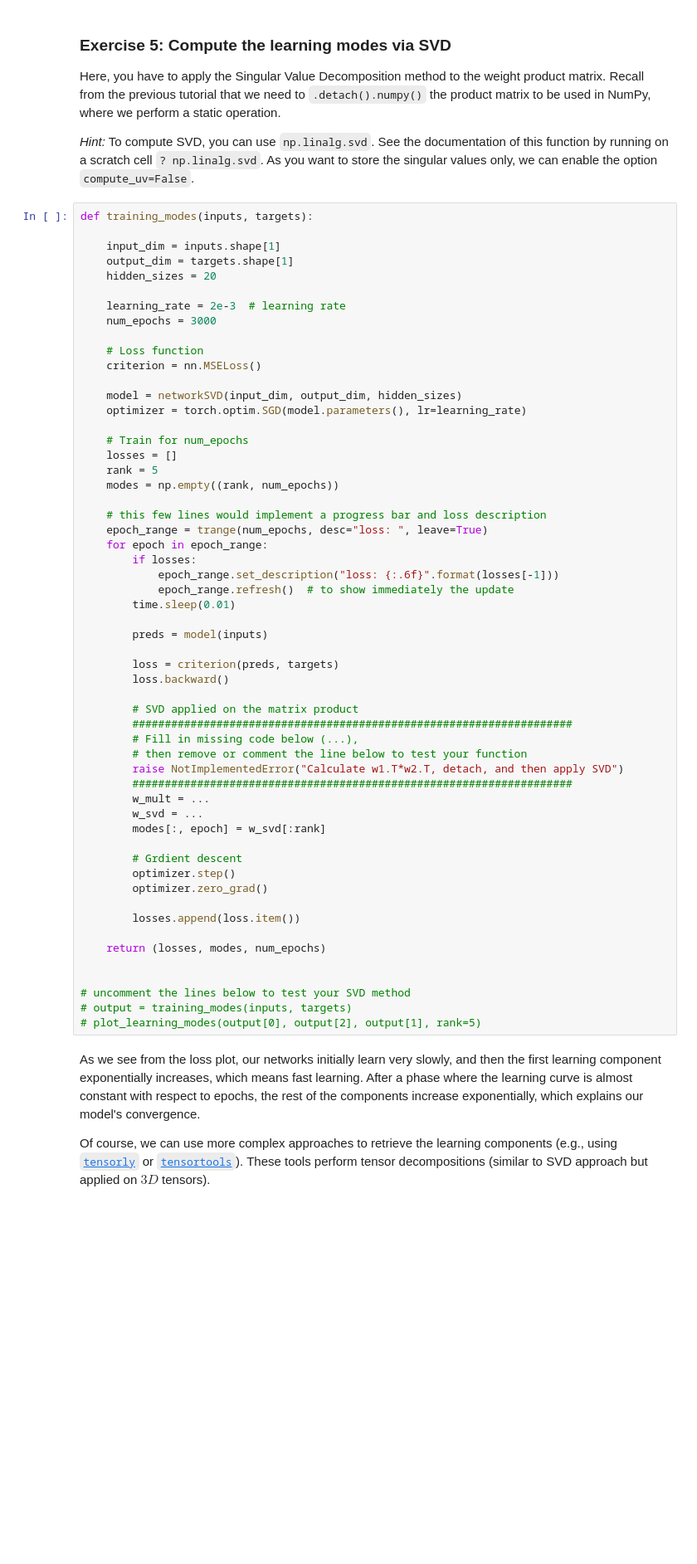
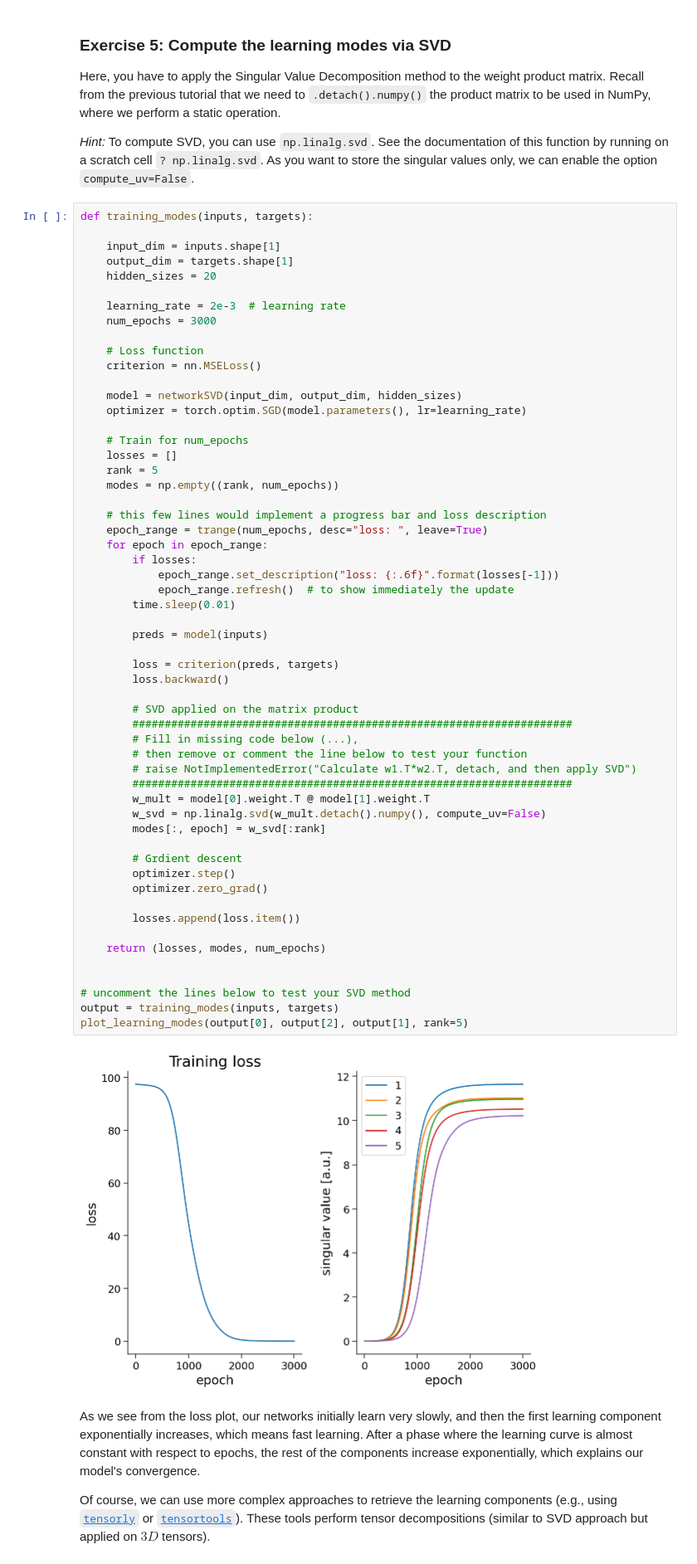
Before and after one commit to miltondp/k99_courses, a Jupyter notebook: cis_522/classes/01_24-week2/CIS_522_W2D2_Tutorial_–_Student_Version.ipynb, the cells around one changed output. Shown at 83% size. Drawn from its saved outputs; the diff is of its cells as text; blank space fills up the shorter version.

```diff
--- a/cis_522/classes/01_24-week2/CIS_522_W2D2_Tutorial_–_Student_Version.ipynb
+++ b/cis_522/classes/01_24-week2/CIS_522_W2D2_Tutorial_–_Student_Version.ipynb
@@ -1501,38 +1539,40 @@ def training_modes(inputs, targets):
     # this few lines would implement a progress bar and loss description
     epoch_range = trange(num_epochs, desc="loss: ", leave=True)
     for epoch in epoch_range:
         if losses:
             epoch_range.set_description("loss: {:.6f}".format(losses[-1]))
             epoch_range.refresh()  # to show immediately the update
         time.sleep(0.01)
 
         preds = model(inputs)
 
         loss = criterion(preds, targets)
         loss.backward()
 
         # SVD applied on the matrix product
         ####################################################################
         # Fill in missing code below (...),
         # then remove or comment the line below to test your function
-        raise NotImplementedError("Calculate w1.T*w2.T, detach, and then apply SVD")
+        # raise NotImplementedError("Calculate w1.T*w2.T, detach, and then apply SVD")
         ####################################################################
-        w_mult = ...
-        w_svd = ...
+        w_mult = model[0].weight.T @ model[1].weight.T
+        w_svd = np.linalg.svd(w_mult.detach().numpy(), compute_uv=False)
         modes[:, epoch] = w_svd[:rank]
 
         # Grdient descent
         optimizer.step()
         optimizer.zero_grad()
 
         losses.append(loss.item())
 
     return (losses, modes, num_epochs)
 
 
 # uncomment the lines below to test your SVD method
-# output = training_modes(inputs, targets)
-# plot_learning_modes(output[0], output[2], output[1], rank=5)
+output = training_modes(inputs, targets)
+plot_learning_modes(output[0], output[2], output[1], rank=5)
+# %% [output]
+[figure, added]
 # %% [markdown]
 As we see from the loss plot, our networks initially learn very slowly, and then the first learning component exponentially increases, which means fast learning. After a phase where the learning curve is almost constant with respect to epochs, the rest of the components increase exponentially, which explains our model's convergence.
 
```
Also changed, not shown: parts of 10 cells of this notebook.
